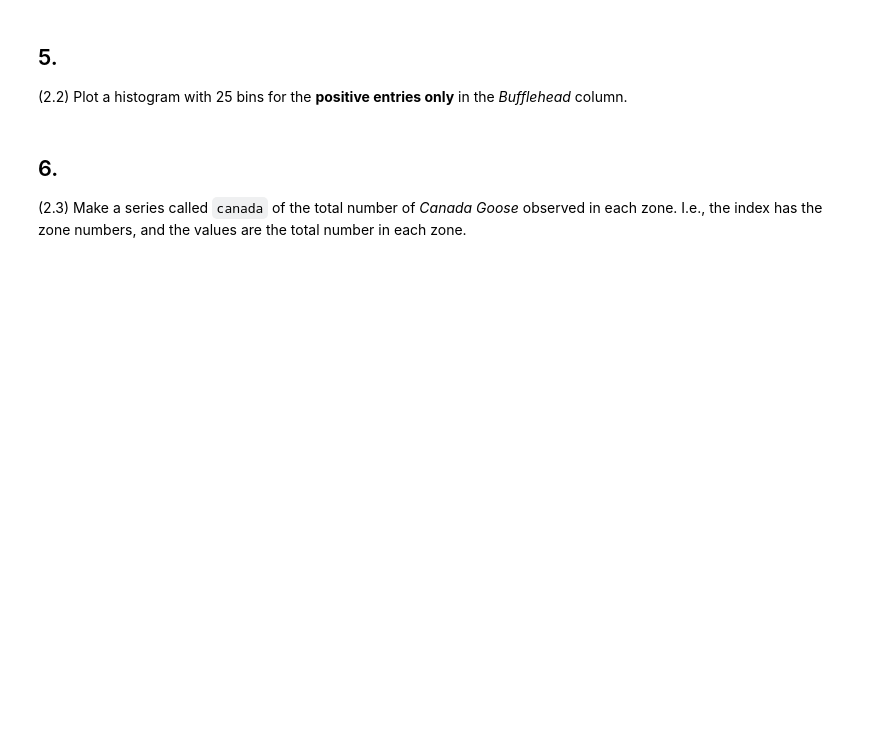
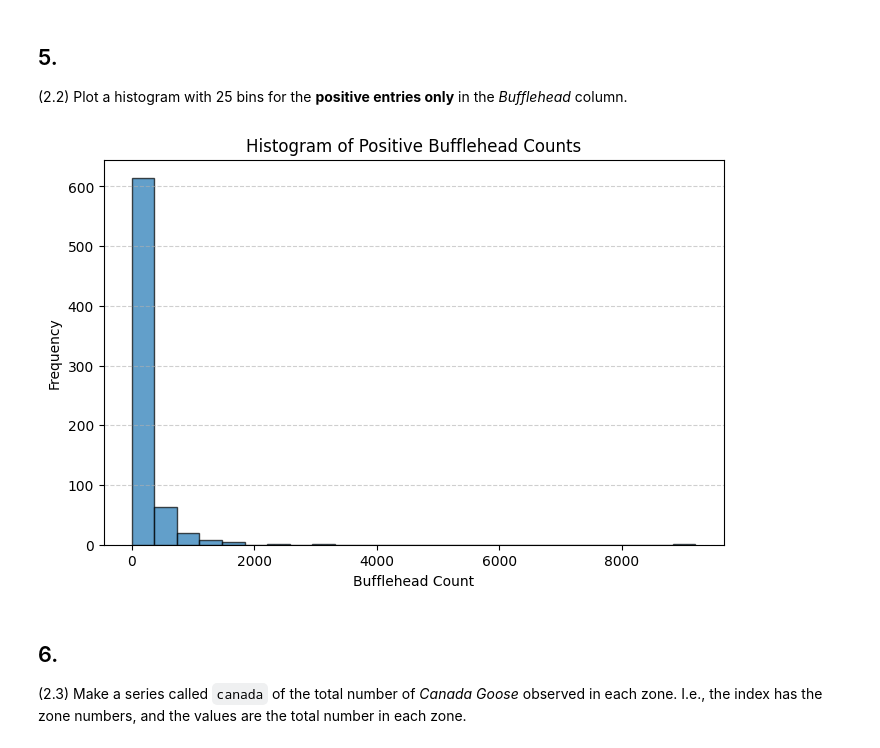
Before and after one commit to Danm2810/dataScience, a Jupyter notebook: Chapter2/birds.ipynb, the cells around one changed output. Cells and saved outputs as stored; diff of their text form; code cells hidden in the pictures; blank space fills up the shorter version.

```diff
--- a/Chapter2/birds.ipynb
+++ b/Chapter2/birds.ipynb
@@ -81,9 +157,18 @@ raise NotImplementedError()
 ## 5.
 (2.2) Plot a histogram with 25 bins for the **positive entries only** in the *Bufflehead* column.
 # %%
-# Result is a plot
-# YOUR CODE HERE
-raise NotImplementedError()
+import matplotlib.pyplot as plt
+
+bufflehead_positive = birds[birds["Bufflehead"] > 0]["Bufflehead"]
+plt.figure(figsize=(8, 5))
+plt.hist(bufflehead_positive, bins=25, edgecolor="black", alpha=0.7)
+plt.xlabel("Bufflehead Count")
+plt.ylabel("Frequency")
+plt.title("Histogram of Positive Bufflehead Counts")
+plt.grid(axis="y", linestyle="--", alpha=0.6)
+plt.show()
+# %% [output]
+[figure, added]
 # %% [markdown]
 ## 6.
 (2.3) Make a series called `canada` of the total number of *Canada Goose* observed in each zone. I.e., the index has the zone numbers, and the values are the total number in each zone.
```
Also changed, not shown: parts of 19 cells of this notebook, 2 other files.
